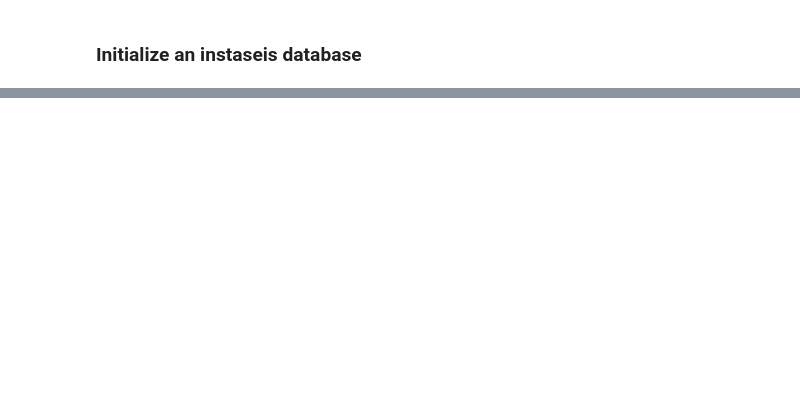
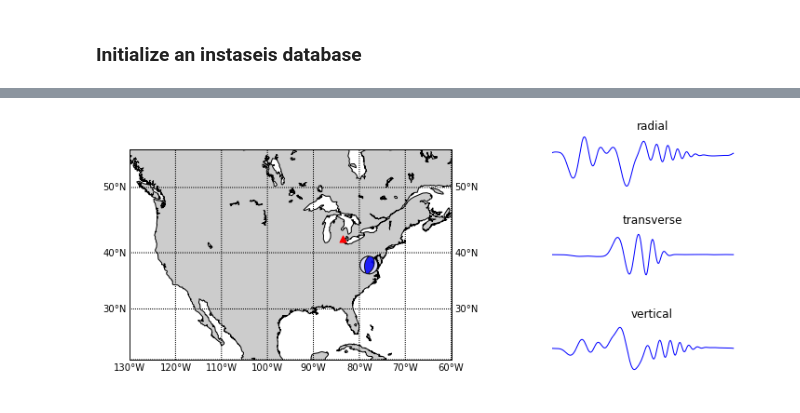
Before and after one commit to romaguir/mcmcmt, a Jupyter notebook: example_1.ipynb, the cells around one changed output, grey strips where cells are left out. Drawn from its saved outputs; the diff is of its cells as text; code cells hidden in the pictures; blank space fills up the shorter version.

```diff
--- a/example_1.ipynb
+++ b/example_1.ipynb
@@ -12,0 +35,18 @@ InstaseisError: Failed to connect to remote Instaseis server due to: HTTPConnect
+# %%
+prem = TauPyModel('prem')
+def window_stream(stream,source,receiver,phase,t_start,t_end,taup_model):
+    phase_arrs = taup_model.get_travel_times_geo(source_depth_in_km=source.depth_in_m/1000.0,
+                                                 source_latitude_in_deg=source.latitude,
+                                                 source_longitude_in_deg=source.longitude,
+                                                 receiver_latitude_in_deg=receiver.latitude,
+                                                 receiver_longitude_in_deg=receiver.longitude,
+                                                 phase_list=[phase])
+    arr = phase_arrs[0]
+    st_new = obspy.Stream()
+    for tr in stream:
+        starttime = tr.stats.starttime + arr.time + t_start
+        endtime = tr.stats.starttime + arr.time + t_end
+        windowed_tr = tr.slice(starttime=starttime,endtime=endtime)
+        st_new += windowed_tr
+
+    return st_new.resample(1.0)
@@ -12,0 +57,73 @@ InstaseisError: Failed to connect to remote Instaseis server due to: HTTPConnect
+# %%
+#define 'true' source parameters
+m_rr_true = 4.710000e+24
+m_tt_true = 3.810000e+22
+m_pp_true = -4.740000e+24
+m_rt_true = 3.990000e+23
+m_rp_true = -8.050000e+23
+m_tp_true = -1.230000e+24
+lon_true = -77.93
+lat_true = 37.91
+depth_true = 12000.
+mt_true = [m_rr_true,m_tt_true,m_pp_true,
+           m_rt_true,m_rp_true,m_tp_true]
+
+#get seismograms
+rec_lon = -83.66
+rec_lat = 42.3
+receiver = instaseis.Receiver(
+    latitude=rec_lat, longitude=rec_lon, network="US", station="AAM")
+source_true = instaseis.Source(
+    latitude=lat_true, longitude=lon_true, depth_in_m=depth_true,
+    m_rr = m_rr_true / 1E7,
+    m_tt = m_tt_true / 1E7,
+    m_pp = m_pp_true / 1E7,
+    m_rt = m_rt_true / 1E7,
+    m_rp = m_rp_true / 1E7,
+    m_tp = m_tp_true / 1E7,
+    origin_time=obspy.UTCDateTime(2011, 8, 23, 17, 51, 3))
+st = db.get_seismograms(source=source_true, receiver=receiver,components='RTZ',kind='displacement')
+
+#window seismograms
+st_true = window_stream(stream=st,source=source_true,
+                        receiver=receiver,phase='P',
+                        t_start=-20.0,t_end=250.0,
+                        taup_model=prem)
+
+
+#plot map and 'true' (synthetic) data
+fig=plt.figure()
+ax=fig.add_axes([0.1,0.1,0.8,0.8])
+# setup mercator map projection.
+m = Basemap(llcrnrlon=-130.,llcrnrlat=20.,urcrnrlon=-60.,urcrnrlat=55.,\
+            resolution='l',projection='merc',\
+            lat_0=40.,lon_0=-20.,lat_ts=20.)
+m.drawcoastlines()
+m.fillcontinents()
+m.drawparallels(np.arange(10,90,10),labels=[1,1,0,1])
+m.drawmeridians(np.arange(-180,180,10),labels=[1,1,0,1])
+x, y = m(lon_true, lat_true)
+#ax = plt.gca()
+b = beach(mt_true, xy=(x, y), width=400000, linewidth=1, alpha=0.85)
+b.set_zorder(10)
+ax.add_collection(b)
+x, y = m(rec_lon, rec_lat)
+ax.scatter(x,y,marker='^',color='r',s=50,zorder=99)
+
+#plot_waveforms
+#radial
+ax_r=fig.add_axes([1.15,0.75,0.5,0.2])
+ax_r.plot(st_true[0].data)
+ax_r.set_title('radial')
+ax_r.set_axis_off()
+ax_t=fig.add_axes([1.15,0.4,0.5,0.2])
+ax_t.plot(st_true[1].data)
+ax_t.set_title('transverse')
+ax_t.set_axis_off()
+ax_z=fig.add_axes([1.15,0.05,0.5,0.2])
+ax_z.plot(st_true[2].data)
+ax_z.set_title('vertical')
+ax_z.set_axis_off()
+plt.show()
+# %% [output]
+[figure, added]
```
Also changed, not shown: parts of 20 cells of this notebook.
